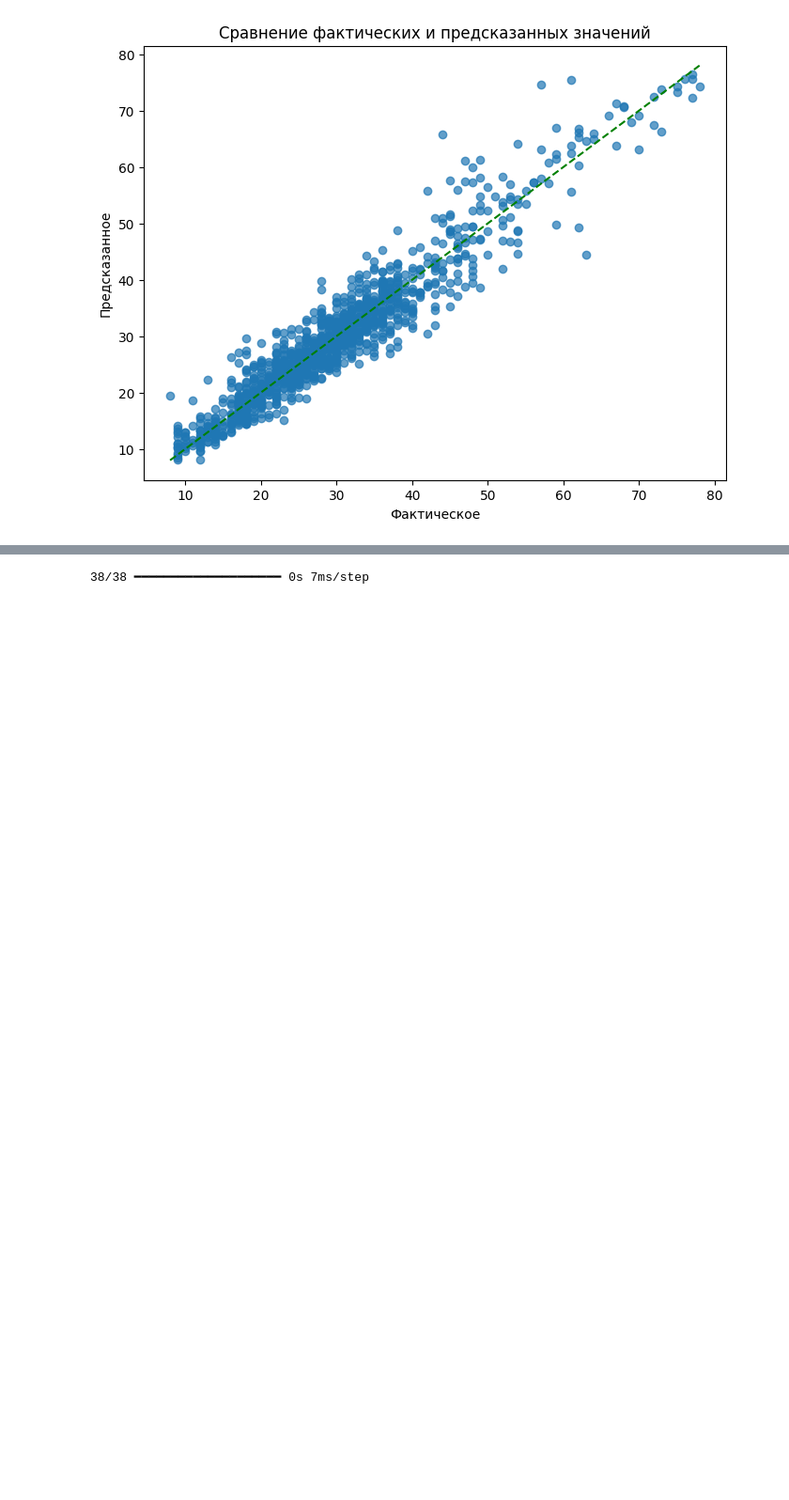
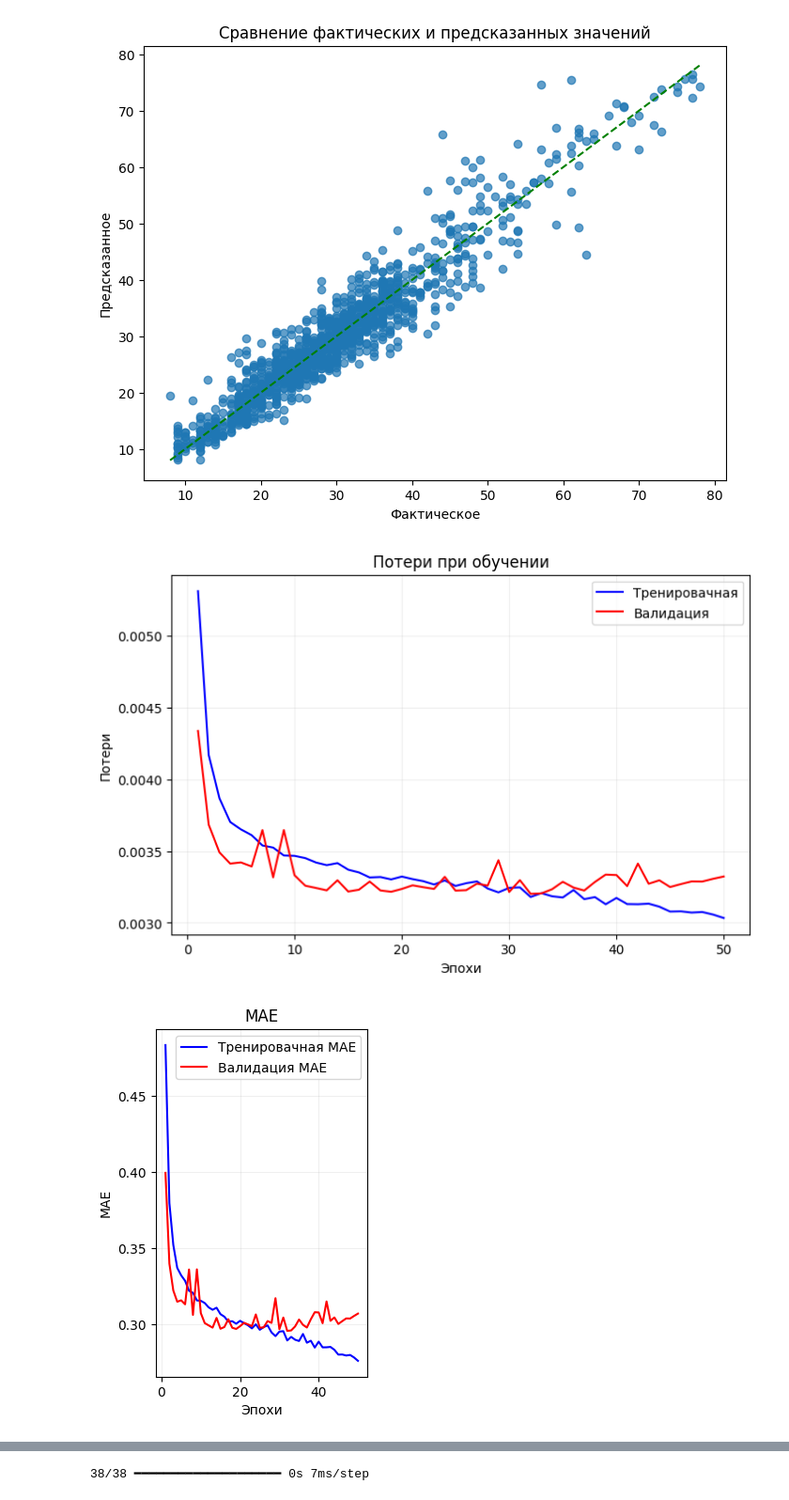
Before and after one commit to kristina-skoptsova/diplom, a Jupyter notebook: diplom.ipynb, the cells around one changed output, grey strips where cells are left out. Shown at 94% size. Saved outputs shown, nothing was run; the diff lists cells and outputs as text; code cells hidden in the pictures; blank space fills up the shorter version.

```diff
--- a/diplom.ipynb
+++ b/diplom.ipynb
@@ -424,21 +437,37 @@ plt.show()
 # %%
 def show_training(history):
     loss = history.history['loss']
     val_loss = history.history['val_loss']
+    mae = history.history['mae']
+    val_mae = history.history['val_mae']
     epochs = range(1, len(loss) + 1)
-
+    # График потерь
     plt.figure(figsize=(8, 5))
     plt.plot(epochs, loss, 'b', label='Тренировачная')
     plt.plot(epochs, val_loss, 'r', label='Валидация')
     plt.title('Потери при обучении')
     plt.xlabel('Эпохи')
     plt.ylabel('Потери')
     plt.legend()
     plt.grid(alpha=0.2)
     plt.show()
 
+    # График тMAE
+    plt.subplot(1, 2, 2)
+    plt.plot(epochs, mae, 'b', label='Тренировачная MAE')
+    plt.plot(epochs, val_mae, 'r', label='Валидация MAE')
+    plt.title('MAE')
+    plt.xlabel('Эпохи')
+    plt.ylabel('MAE')
+    plt.legend()
+    plt.grid(alpha=0.2)
+    plt.show()
+
 # Вызов функции после обучения модели
 show_training(history_lstm)
+# %% [output]
+[figure, added]
+[figure, added]
 # %%
 from keras.models import Sequential
 from keras.layers import Dense, Input,  BatchNormalization, Dropout
```
Also changed, not shown: parts of 8 cells of this notebook.
